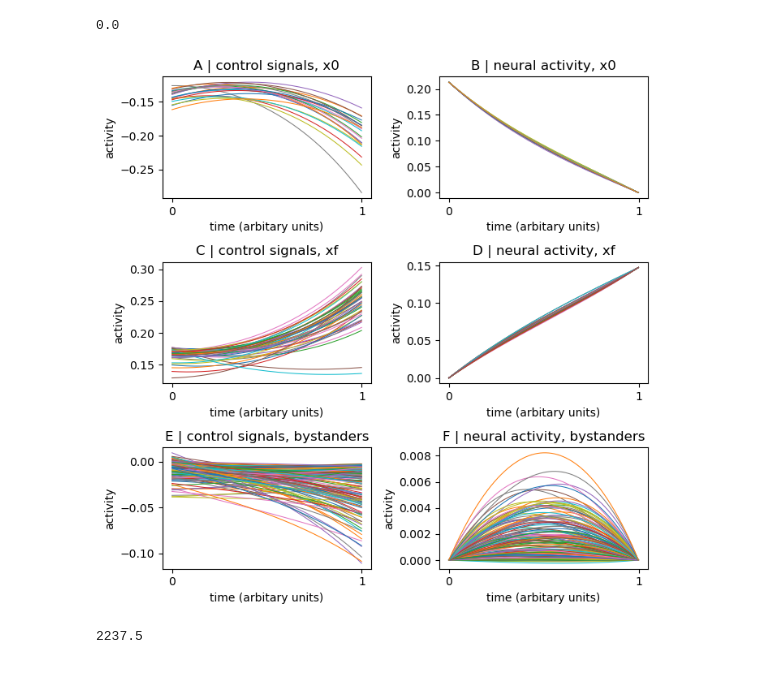
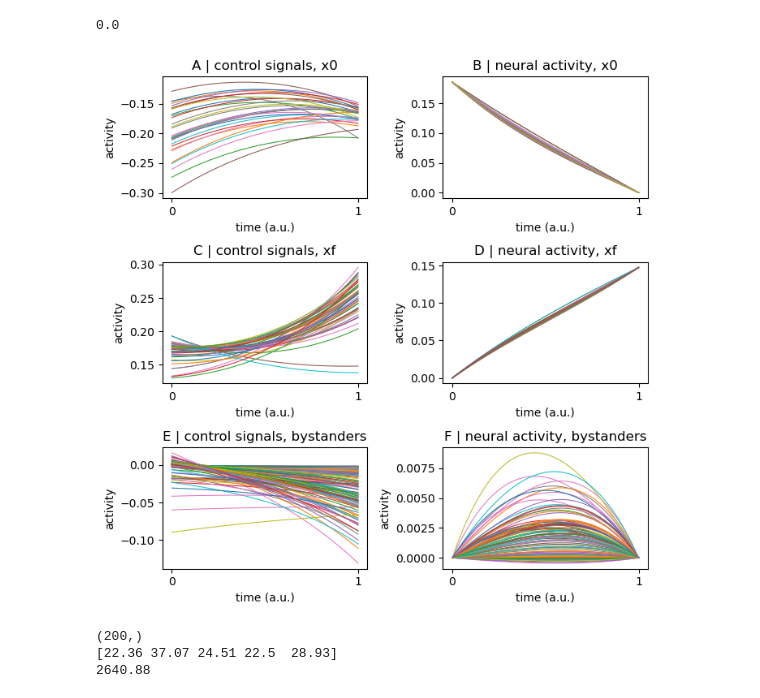
Before and after one commit to LindenParkesLab/nctpy, a Jupyter notebook: scripts/path_a_control_energy_binary.ipynb, the cells around one changed output. Cells and saved outputs as stored; diff of their text form; code cells hidden in the pictures.

```diff
--- a/scripts/path_a_control_energy_binary.ipynb
+++ b/scripts/path_a_control_energy_binary.ipynb
@@ -68,7 +73,7 @@ print(states)
  1 1 1 1 1 1 1 1 1 1 1 1 1 1 1]
 # %%
 # extract initial state
-x0 = states == state_labels.index('SalVentAttn')
+x0 = states == state_labels.index('Vis')
 
 # extract target state
 xf = states == state_labels.index('Default')
@@ -99,42 +104,45 @@ f, ax = plt.subplots(3, 2, figsize=(7, 7))
 # plot control signals for initial state
 ax[0, 0].plot(u[:, x0 != 0], linewidth=0.75)
 ax[0, 0].set_title('A | control signals, x0')
 # plot state trajectory for initial state
 ax[0, 1].plot(x[:, x0 != 0], linewidth=0.75)
 ax[0, 1].set_title('B | neural activity, x0')
 
 # plot control signals for target state
 ax[1, 0].plot(u[:, xf != 0], linewidth=0.75)
 ax[1, 0].set_title('C | control signals, xf')
 # plot state trajectory for target state
 ax[1, 1].plot(x[:, xf != 0], linewidth=0.75)
 ax[1, 1].set_title('D | neural activity, xf')
 
 # plot control signals for bystanders
 ax[2, 0].plot(u[:, np.logical_and(x0 == 0, xf == 0)], linewidth=0.75)
 ax[2, 0].set_title('E | control signals, bystanders')
 # plot state trajectory for bystanders
 ax[2, 1].plot(x[:, np.logical_and(x0 == 0, xf == 0)], linewidth=0.75)
 ax[2, 1].set_title('F | neural activity, bystanders')
 
 for cax in ax.reshape(-1):
     cax.set_ylabel("activity")
-    cax.set_xlabel("time (arbitary units)")
+    cax.set_xlabel("time (a.u.)")
     cax.set_xticks([0, x.shape[0]])
     cax.set_xticklabels([0, T])
 
 f.tight_layout()
 f.savefig(os.path.join(resultsdir, 'plot_xu.svg'), dpi=600, bbox_inches='tight', pad_inches=0.01)
 plt.show()
 # %% [output]
-[figure, old version]
+[figure, new version]
 # %%
 # integrate control inputs to get control energy
 node_energy = integrate_u(u)
+print(node_energy.shape)
+print(np.round(node_energy[:5], 2))
 
 # summarize nodal energy
 energy = np.sum(node_energy)
-
 print(np.round(energy, 2))
 # %% [output]
-2237.5
+(200,)
+[22.36 37.07 24.51 22.5  28.93]
+2640.88
```
Also changed, not shown: parts of 6 cells of this notebook.
